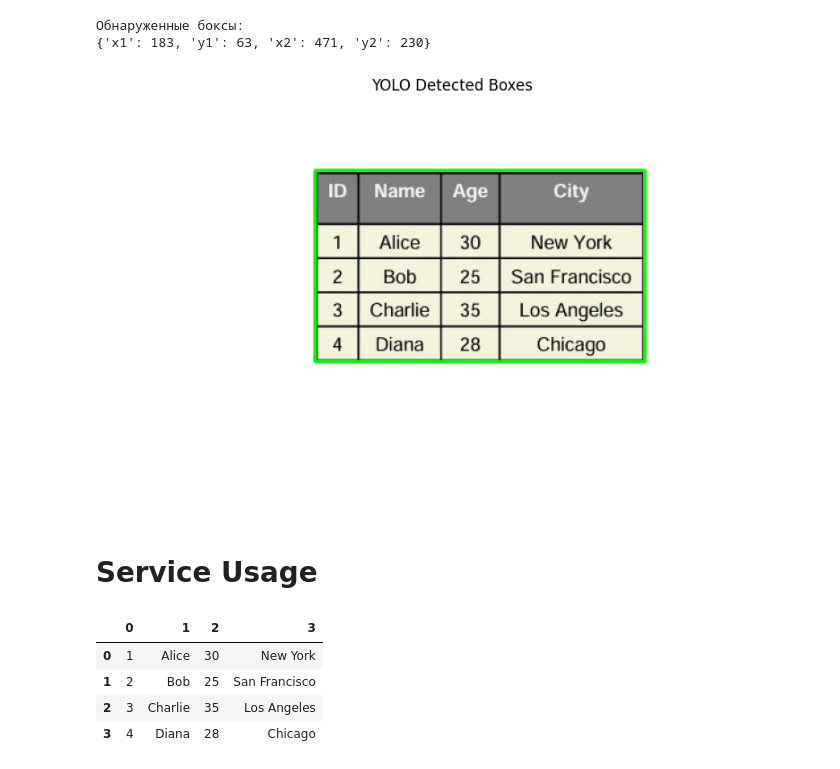
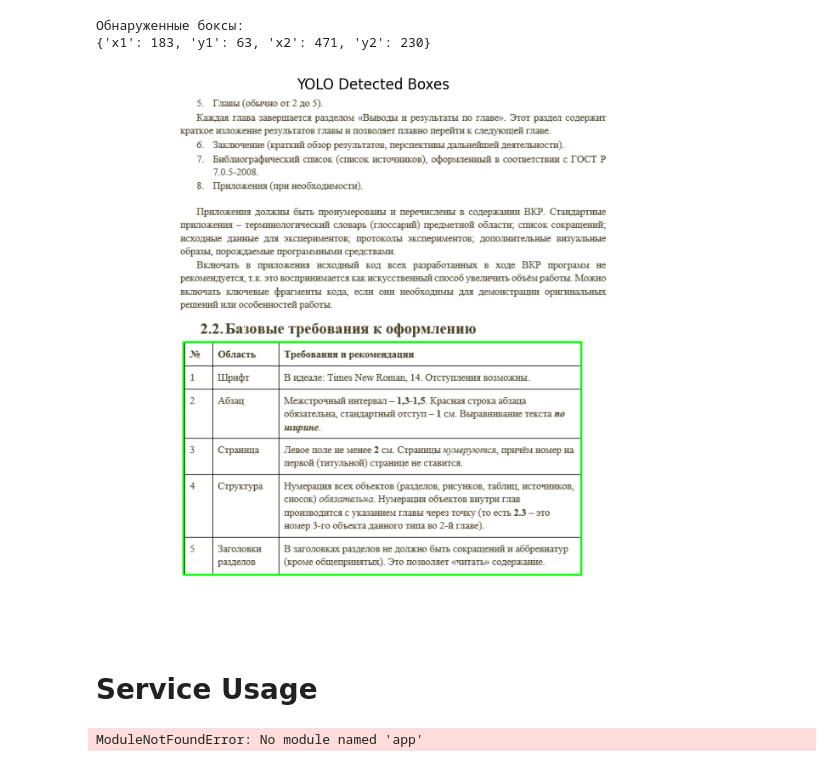
Before and after one commit to diemvs/table-parser, a Jupyter notebook: app/app_usage.ipynb, the cells around one changed output. Saved outputs shown, nothing was run; the diff lists cells and outputs as text; code cells hidden in the pictures.

Commit message:
easy ocr added
- added enums

```diff
--- a/app/app_usage.ipynb
+++ b/app/app_usage.ipynb
@@ -24,35 +24,35 @@ else:
 # %%
 import requests
 import cv2
 import numpy as np
 from PIL import Image
 from io import BytesIO
 import matplotlib.pyplot as plt
 
-image_path = "../resources/images/4.jpg"
+image_path = "../resources/images/6.png"
 url = "http://localhost:8000/detect"
 
 with open(image_path, "rb") as f:
     files = {"file": (image_path, f, "image/jpeg")}
     response = requests.post(url, files=files)
 
 result = response.json()
 boxes = result.get("boxes", [])
 
 image = cv2.imread(image_path)
 image_rgb = cv2.cvtColor(image, cv2.COLOR_BGR2RGB)
 
 for box in boxes:
     x1, y1, x2, y2 = box["x1"], box["y1"], box["x2"], box["y2"]
     cv2.rectangle(image_rgb, (x1, y1), (x2, y2), color=(0, 255, 0), thickness=2)
 
 plt.figure(figsize=(10, 8))
 plt.imshow(image_rgb)
 plt.title("YOLO Detected Boxes")
 plt.axis("off")
 plt.show()
 # %% [output]
-[figure, old version]
+[figure, new version]
 # %% [markdown]
 # Service Usage
 # %%
@@ -63,8 +63,10 @@ from PIL import Image
 from io import BytesIO
 import pandas as pd
 
+from app.RecognitionService.ocr_enums import OCREngine, OCRLang
+
 # Пути и настройки
-image_path = "../resources/images/4.jpg"
+image_path = "../resources/images/6.png"
 detect_url = "http://localhost:8000/detect"
 recognize_url = "http://localhost:8001/recognize"
 
@@ -91,18 +93,14 @@ for i, box in enumerate(boxes):
     roi_bytes = BytesIO(buffer.tobytes())
 
     files = {"file": ("cell.jpg", roi_bytes, "image/jpeg")}
-    rec_response = requests.post(recognize_url, files=files)
+    params = {"lang": OCRLang.rus, "engine": OCREngine.tesseract}
+    rec_response = requests.post(recognize_url, files=files, params=params)
 
     if rec_response.status_code == 200:
         data = rec_response.json()
         results.append(data.get("table", []))
     else:
-        results.append(f"[Ошибка OCR: {rec_response.status_code}]")
-
-pd.DataFrame(data["table"])
+        print(f"[Ошибка OCR: {rec_response}]")
+        print(rec_response.content)
 # %% [output]
-|  | 0 | 1 | 2 | 3 |
-| 0 | 1 | Alice | 30 | New York |
-| 1 | 2 | Bob | 25 | San Francisco |
-| 2 | 3 | Charlie | 35 | Los Angeles |
-| 3 | 4 | Diana | 28 | Chicago |
+ModuleNotFoundError: No module named 'app'
```
Also changed, not shown: parts of 1 cell of this notebook, 6 other files.
